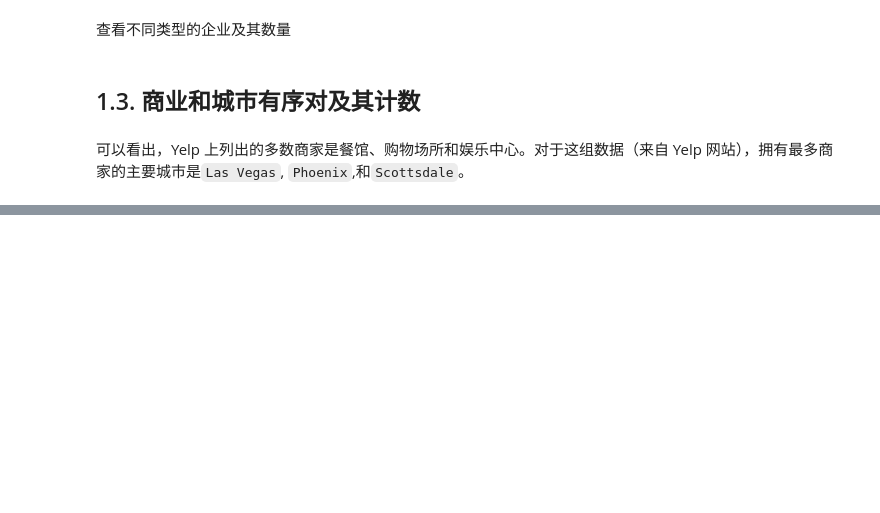
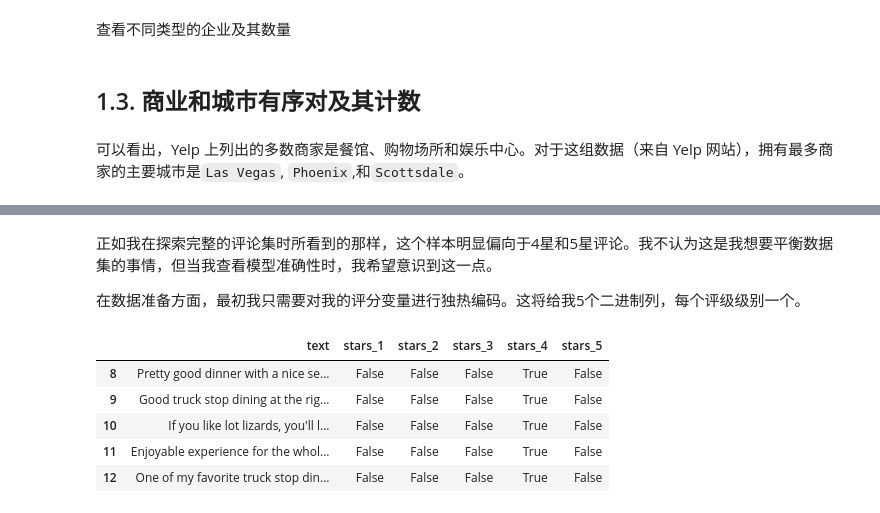
Before and after one commit to nanhaishu/YelpRecommendation-new-, a Jupyter notebook: notebooks/01_数据预处理.ipynb, the cells around one changed output, grey strips where cells are left out. Drawn from its saved outputs; the diff is of its cells as text; code cells hidden in the pictures; blank space fills up the shorter version.

```diff
--- a/notebooks/01_数据预处理.ipynb
+++ b/notebooks/01_数据预处理.ipynb
@@ -137,0 +201,16 @@ plt.show()
+# %% [markdown]
+正如我在探索完整的评论集时所看到的那样，这个样本明显偏向于4星和5星评论。我不认为这是我想要平衡数据集的事情，但当我查看模型准确性时，我希望意识到这一点。
+
+在数据准备方面，最初我只需要对我的评分变量进行独热编码。这将给我5个二进制列，每个评级级别一个。
+# %%
+# 将 'stars' 列独热编码，为列中的每个唯一值创建一个新的列，
+# 如果该行在原始列中对应的值为该值，则新列为1，否则为0
+train = pd.get_dummies(train, columns=['stars'])
+train.head()
+# %% [output]
+|  | text | stars_1 | stars_2 | stars_3 | stars_4 | stars_5 |
+| 8 | Pretty good dinner with a nice se... | False | False | False | True | False |
+| 9 | Good truck stop dining at the rig... | False | False | False | True | False |
+| 10 | If you like lot lizards, you'll l... | False | False | False | True | False |
+| 11 | Enjoyable experience for the whol... | False | False | False | True | False |
+| 12 | One of my favorite truck stop din... | False | False | False | True | False |
```
Also changed, not shown: parts of 44 cells of this notebook.
